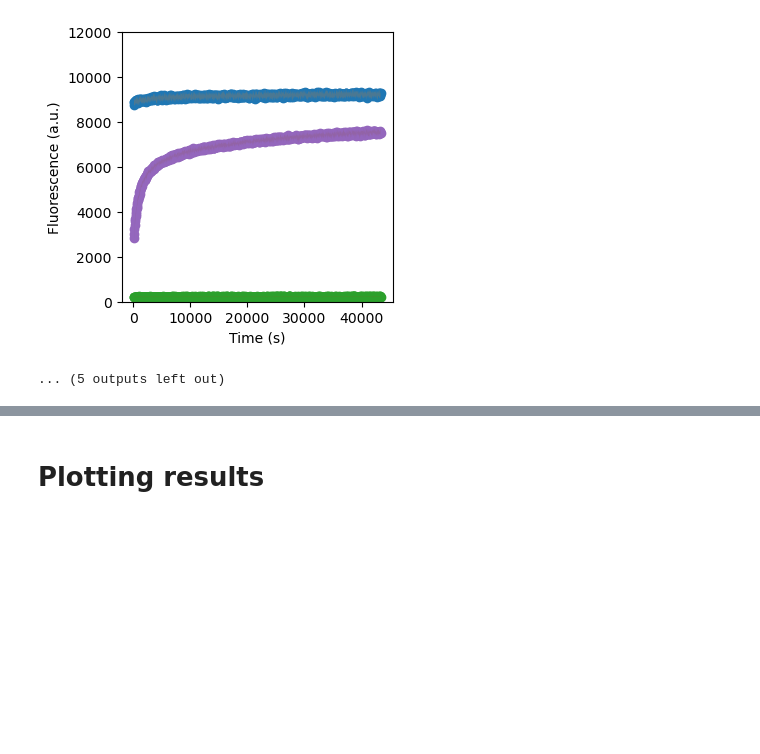
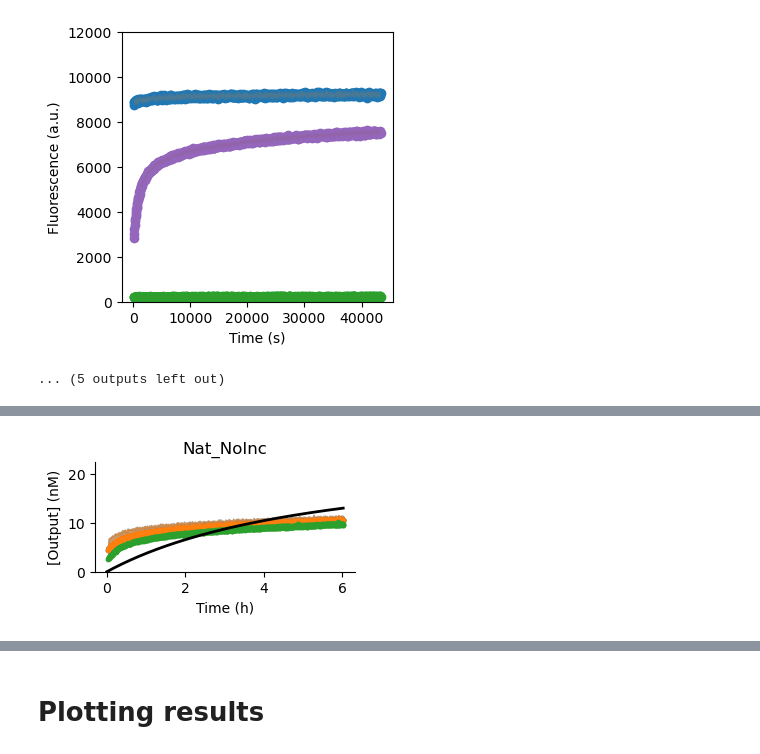
Before and after one commit to thachuk-lab/NN-DSD-Results-Analysis, a Jupyter notebook: multi_iso_figure.ipynb, the cells around one changed output, grey strips where cells are left out. Drawn from its saved outputs; the diff is of its cells as text; code cells hidden in the pictures; blank space fills up the shorter version.

```diff
--- a/MultiIsoFigure.ipynb
+++ b/multi_iso_figure.ipynb
@@ -321,7 +106,7 @@ for i, case in enumerate(case_names):
         print(f"--------------{case}----------------")
         fig, ax = plt.subplots(1, 1, figsize=(3.5, 3.5))
         for level in conditions[i].keys():
-                x, y, std = getAverageCurve(0, offset[i], level, t[i], data[i], conditions[i], (0,1))
+                x, y, std = get_average_curve(0, offset[i], level, t[i], data[i], conditions[i], (0,1))
                 x = np.array(x)
                 y = np.array(y)
                 std = np.array(std)
@@ -330,8 +115,8 @@ for i, case in enumerate(case_names):
                 ax.set_ylim(0, 12000)
         baseline = list(conditions[i].keys())[1]
         triggered = list(conditions[i].keys())[0]
-        b = np.average(getAverageCurve(0, offset[i], baseline, t[i], data[i], conditions[i], (0,1))[1][0:10])
-        m = (np.average(getAverageCurve(0, offset[i], triggered, t[i], data[i], conditions[i], (0,1))[1][-10:]) - b)/20
+        b = np.average(get_average_curve(0, offset[i], baseline, t[i], data[i], conditions[i], (0,1))[1][0:10])
+        m = (np.average(get_average_curve(0, offset[i], triggered, t[i], data[i], conditions[i], (0,1))[1][-10:]) - b)/20
         fits.append((b, m))
         ax.set_xlabel('Time (s)')
         ax.set_ylabel('Fluorescence (a.u.)')
@@ -387,7 +172,7 @@ for ind in range(len(case_names)):
     offset_UW = offset[ind]
     t_UW = t[ind][0:number_of_points]
     fit = fits[ind]
-    start = timeToSec("0:00:00")
+    start = time_to_seconds("0:00:00")
     x = np.array(t_UW)
     levels = list(conditions_UW.keys())[2:]  # Skip 'control' and 'baseline'
     format_dict = {'point_size': 10, 'point_opacity': 1, 'fill_opacity': 0.8}
@@ -395,10 +180,9 @@ for ind in range(len(case_names)):
     curves = []
     stdDev = []
 
-    # --- cache jackknife once per level ---
-    for l in levels:
-        x_jk, curves_jk, stds_jk = getTriplicatesJackknife(start, offset_UW, l, x, data_UW, conditions_UW, fit)
-        curves.append([x_jk, [1e-9*np.array(c) for c in curves_jk]])
+    for level in levels:
+        x_jk, curves_jk, stds_jk = get_triplicates_jackknife(start, offset_UW, level, x, data_UW, conditions_UW, fit)
+        curves.append([x_jk, [np.array(c) for c in curves_jk]])
         stdDev.append(stds_jk)
 
     to_fit = [c[1] for c in curves]
@@ -407,50 +191,10 @@ for ind in range(len(case_names)):
     x_h = x/3600
     x_th = x_trunc/3600
 
-    def modelOneStep(kf, tArray, fixed_params):
-
-        t = tArray
-        # Unpack the input parameters
-        y0, scale = fixed_params['y0'], fixed_params['scale']
-
-        y0 = [i*1e-9 for i in y0]
-        scale = 1e-9*scale
-
-        def translatorModel(y, t, kf, scale):
-            Y1, P, W = y
-            # CRN:
-            # Y1 + R1 -krep> P
-            R1 = float(scale - P)
-            dY1dt = -float(kf * R1 * Y1)
-            dPdt = -dY1dt
-            dWdt = dPdt
-            return (dY1dt, dPdt, dWdt)
-
-        y1 = [i[-1] for i in odeint(translatorModel, y0, t, args=(kf, scale),
-                                    rtol=1e-12, atol=1e-12)]
-        if kf < 0:
-            return [np.inf] * len(y1)
-
-        return y1
-
-    def residuals(kf, t, yList, fixed_params_list):
-        total_residuals = []
-        n = 0
-        for y, fixed_params in zip(yList, fixed_params_list):
-            model_y = modelOneStep(kf, t[n], fixed_params)
-            total_residuals.append(y - model_y)
-            n += 1
-        return np.concatenate(total_residuals)
-
-    def fit_modelOneStep(tArray, yList, initial_k, fixed_params_list):
-        # leastsq with default full_output=0 -> returns just the parameter array
-        result = leastsq(residuals, initial_k, args=(tArray, yList, fixed_params_list))
-        return result  # result[0] is parameter array
-
     # Initial parameters
     y_init = [
+        0.0,   # P
         20.0,  # Y1
-        0.0,   # P
         0.0,   # W
     ]
     scale = 40
@@ -462,15 +206,12 @@ for ind in range(len(case_names)):
     initial_k = 2e5
     x_list = [x_trunc]
 
-    # --- JACKKNIFE FITS ---
     res = []
     for curve in to_fit[0]:
-        # result[0] is array([kf]), so index [0] to get scalar
-        k_hat = fit_modelOneStep(x_list, [curve], initial_k, fixed_params_list)[0][0]
+        k_hat = fit_model(model_one_step, x_list, [curve], initial_k, fixed_params_list)[0][0]
         res.append(k_hat)
 
     res = np.array(res, dtype=float)
-    print(res)
     n = len(res)
     kf_mean = res.mean()
 
@@ -480,6 +221,8 @@ for ind in range(len(case_names)):
     print(f"Fitted kf = {kf_mean:.1e} ± {kf_se:.1e} (jackknife SE, n={n})")
 
     k_fit.append([kf_mean, kf_se])
+
+
 
     # --- plotting ---
     fig, ax = plt.subplots(1, 1, figsize=(3.25, 2))
@@ -491,7 +234,7 @@ for ind in range(len(case_names)):
     line = 2
 
     for i, rep in enumerate(to_fit[0]):
-        y_nM = [1e9 * v for v in rep]
+        y_nM = [v for v in rep]
         ax.scatter(x_th, y_nM, color=color_scheme[i], s=10)
         ax.fill_between(x_th,
                         np.array(y_nM) - np.array(stdDev[0][i]),
@@ -504,7 +247,7 @@ for ind in range(len(case_names)):
 
     x_sim = np.linspace(0, x_trunc[-1], number_of_points)
     x_sim_h = x_sim/3600
-    ax.plot(x_sim_h, [1e9 * v for v in modelOneStep(kf_mean, x_sim, fixed_params_list[0])],
+    ax.plot(x_sim_h, [v for v in model_one_step(kf_mean, x_sim, fixed_params_list[0])],
             'black', linewidth=line)
 
     ax.set_ylim(0, 22.5)
@@ -514,6 +257,19 @@ for ind in range(len(case_names)):
     ax.spines['top'].set_visible(False)
     ax.set_ylabel('[Output] (nM)')
 
+    plt.savefig(f"Figures/{case_names[ind]}.svg", dpi=400)
     plt.show()
+
+    # Calculating mean normalized RMSE for each condition
+    nrep = len(to_fit[0])
+    t_i = [x_trunc] * nrep
+    fixed_i = [fixed_params_list[0]] * nrep   # replicate the dict for each curve
+    r = residuals(kf_mean, model_one_step, t_i, to_fit[0], fixed_i)
+    RMSE = np.sqrt(np.mean(r**2))
+    y_all = np.concatenate(to_fit[0])
+    nRMSE_mean  = RMSE / y_all.mean()
+    print(f"RMSE = {RMSE:.3e}")
+    print(f"nRMSE (normed by mean)  = {nRMSE_mean:.3f}")
+
     print("\n\n")
 # %% [output]
@@ -520,0 +277 @@ TypeError: 'int' object is not iterable
+[figure, added]
```
Also changed, not shown: parts of 10 cells of this notebook, 13 other files.
